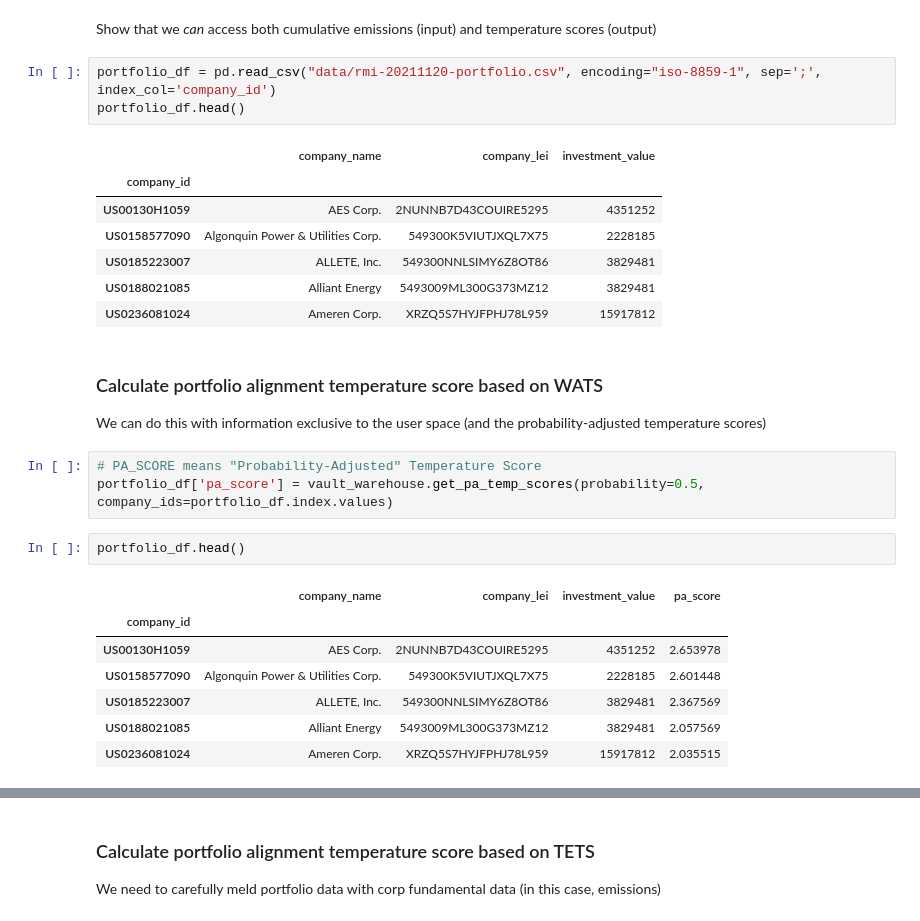
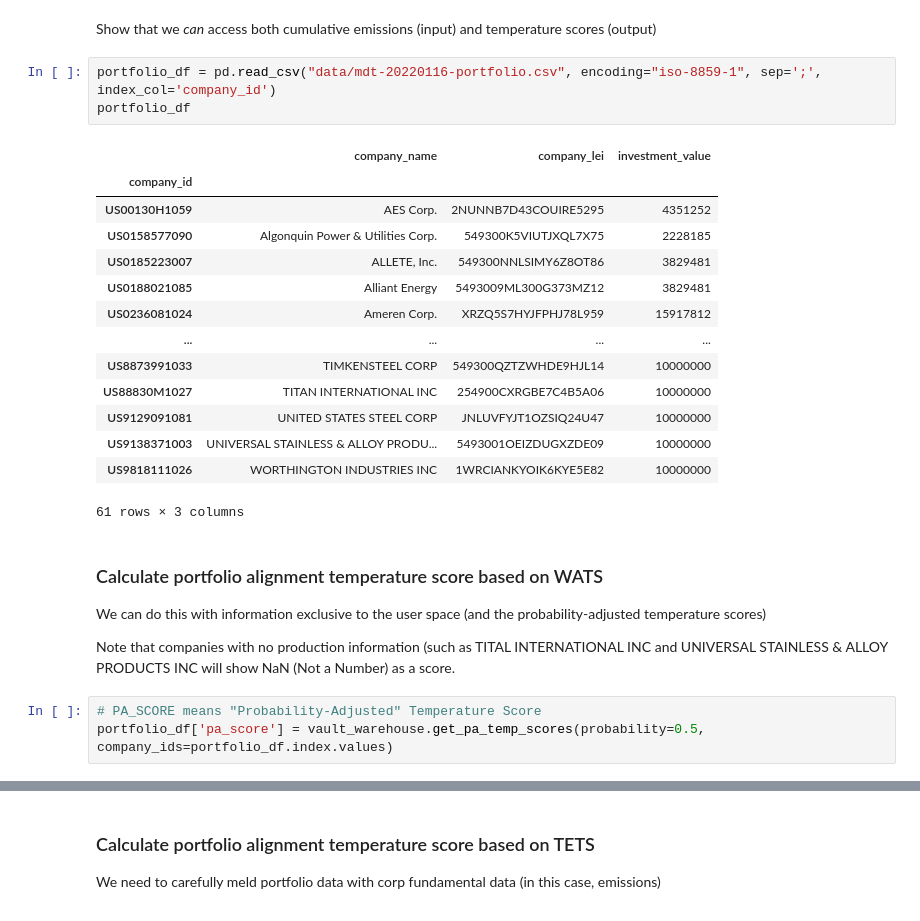
Before and after one commit to os-climate/ITR, a Jupyter notebook: examples/vault_demo_n0.ipynb, the cells around one changed output, grey strips where cells are left out. Saved outputs shown, nothing was run; the diff lists cells and outputs as text.

```diff
--- a/examples/vault_demo_n0.ipynb
+++ b/examples/vault_demo_n0.ipynb
@@ -256,30 +258,29 @@ Show that we *cannot* access fundamental company data (cannot show until op1st t
 # %% [markdown]
 Show that we *can* access both cumulative emissions (input) and temperature scores (output)
 # %%
-portfolio_df = pd.read_csv("data/rmi-20211120-portfolio.csv", encoding="iso-8859-1", sep=';', index_col='company_id')
-portfolio_df.head()
+portfolio_df = pd.read_csv("data/mdt-20220116-portfolio.csv", encoding="iso-8859-1", sep=';', index_col='company_id')
+portfolio_df
 # %% [output]
 |  | company_name | company_lei | investment_value |
 | company_id |  |  |  |
 | US00130H1059 | AES Corp. | 2NUNNB7D43COUIRE5295 | 4351252 |
 | US0158577090 | Algonquin Power & Utilities Corp. | 549300K5VIUTJXQL7X75 | 2228185 |
 | US0185223007 | ALLETE, Inc. | 549300NNLSIMY6Z8OT86 | 3829481 |
 | US0188021085 | Alliant Energy | 5493009ML300G373MZ12 | 3829481 |
 | US0236081024 | Ameren Corp. | XRZQ5S7HYJFPHJ78L959 | 15917812 |
+| ... | ... | ... | ... |
+| US8873991033 | TIMKENSTEEL CORP | 549300QZTZWHDE9HJL14 | 10000000 |
+| US88830M1027 | TITAN INTERNATIONAL INC | 254900CXRGBE7C4B5A06 | 10000000 |
+| US9129091081 | UNITED STATES STEEL CORP | JNLUVFYJT1OZSIQ24U47 | 10000000 |
+| US9138371003 | UNIVERSAL STAINLESS & ALLOY PRODU... | 5493001OEIZDUGXZDE09 | 10000000 |
+| US9818111026 | WORTHINGTON INDUSTRIES INC | 1WRCIANKYOIK6KYE5E82 | 10000000 |
+61 rows × 3 columns
 # %% [markdown]
 ### Calculate portfolio alignment temperature score based on WATS
 
 We can do this with information exclusive to the user space (and the probability-adjusted temperature scores)
+
+Note that companies with no production information (such as TITAL INTERNATIONAL INC and UNIVERSAL STAINLESS & ALLOY PRODUCTS INC will show NaN (Not a Number) as a score.
 # %%
 # PA_SCORE means "Probability-Adjusted" Temperature Score
 portfolio_df['pa_score'] = vault_warehouse.get_pa_temp_scores(probability=0.5, company_ids=portfolio_df.index.values)
-# %%
-portfolio_df.head()
-# %% [output]
-|  | company_name | company_lei | investment_value | pa_score |
-| company_id |  |  |  |  |
-| US00130H1059 | AES Corp. | 2NUNNB7D43COUIRE5295 | 4351252 | 2.653978 |
-| US0158577090 | Algonquin Power & Utilities Corp. | 549300K5VIUTJXQL7X75 | 2228185 | 2.601448 |
-| US0185223007 | ALLETE, Inc. | 549300NNLSIMY6Z8OT86 | 3829481 | 2.367569 |
-| US0188021085 | Alliant Energy | 5493009ML300G373MZ12 | 3829481 | 2.057569 |
-| US0236081024 | Ameren Corp. | XRZQ5S7HYJFPHJ78L959 | 15917812 | 2.035515 |
```
Also changed, not shown: parts of 23 cells of this notebook.
